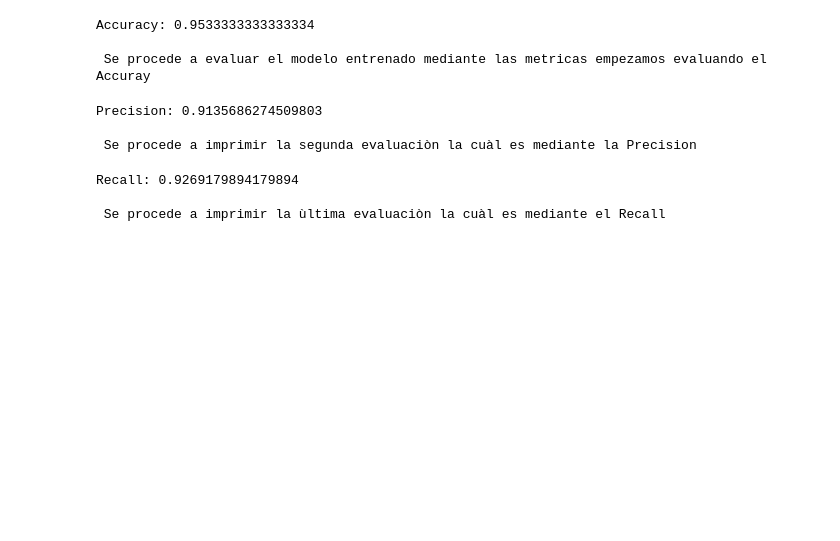
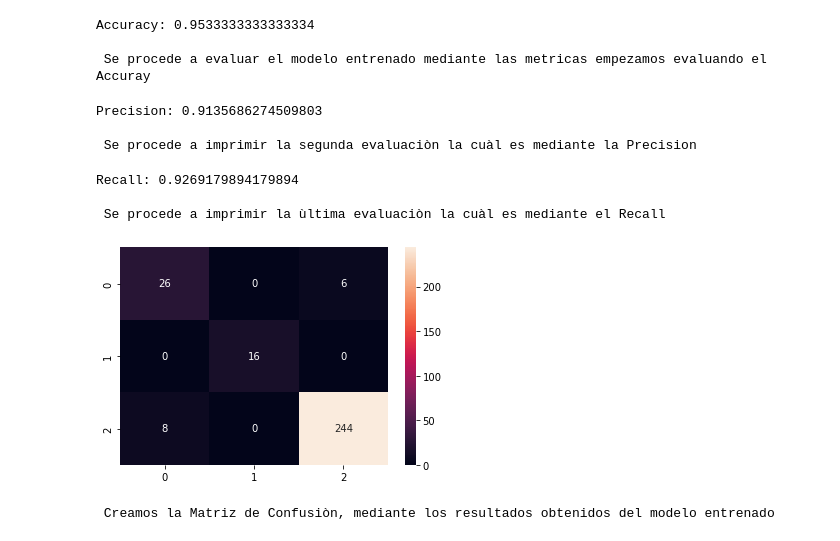
Before and after one commit to gcalcivar1/Laboratorio1_U2_Mineria, a Jupyter notebook: [NRC_6292]_GenesisAlcivar_Lab1Unidad2.ipynb, the cells around one changed output. Drawn from its saved outputs; the diff is of its cells as text; code cells hidden in the pictures; blank space fills up the shorter version.

Commit message:
Creamos la Matriz de Confusiòn, mediante los resultados obtenidos del modelo entrenado

```diff
--- a/[NRC_6292]_GenesisAlcivar_Lab1Unidad2.ipynb
+++ b/[NRC_6292]_GenesisAlcivar_Lab1Unidad2.ipynb
@@ -258,3 +258,16 @@ print(metRec.__doc__)
 Recall: 0.9269179894179894
 
  Se procede a imprimir la ùltima evaluaciòn la cuàl es mediante el Recall
+# %%
+def crearDF():
+
+    ''' Creamos la Matriz de Confusiòn, mediante los resultados obtenidos del modelo entrenado'''
+
+Matrix = confusion_matrix(y_test, y_pred)
+sn.heatmap(Matrix, annot=True, fmt= 'd')
+plt.show()
+
+print(crearDF.__doc__)
+# %% [output]
+[figure, added]
+ Creamos la Matriz de Confusiòn, mediante los resultados obtenidos del modelo entrenado
```
